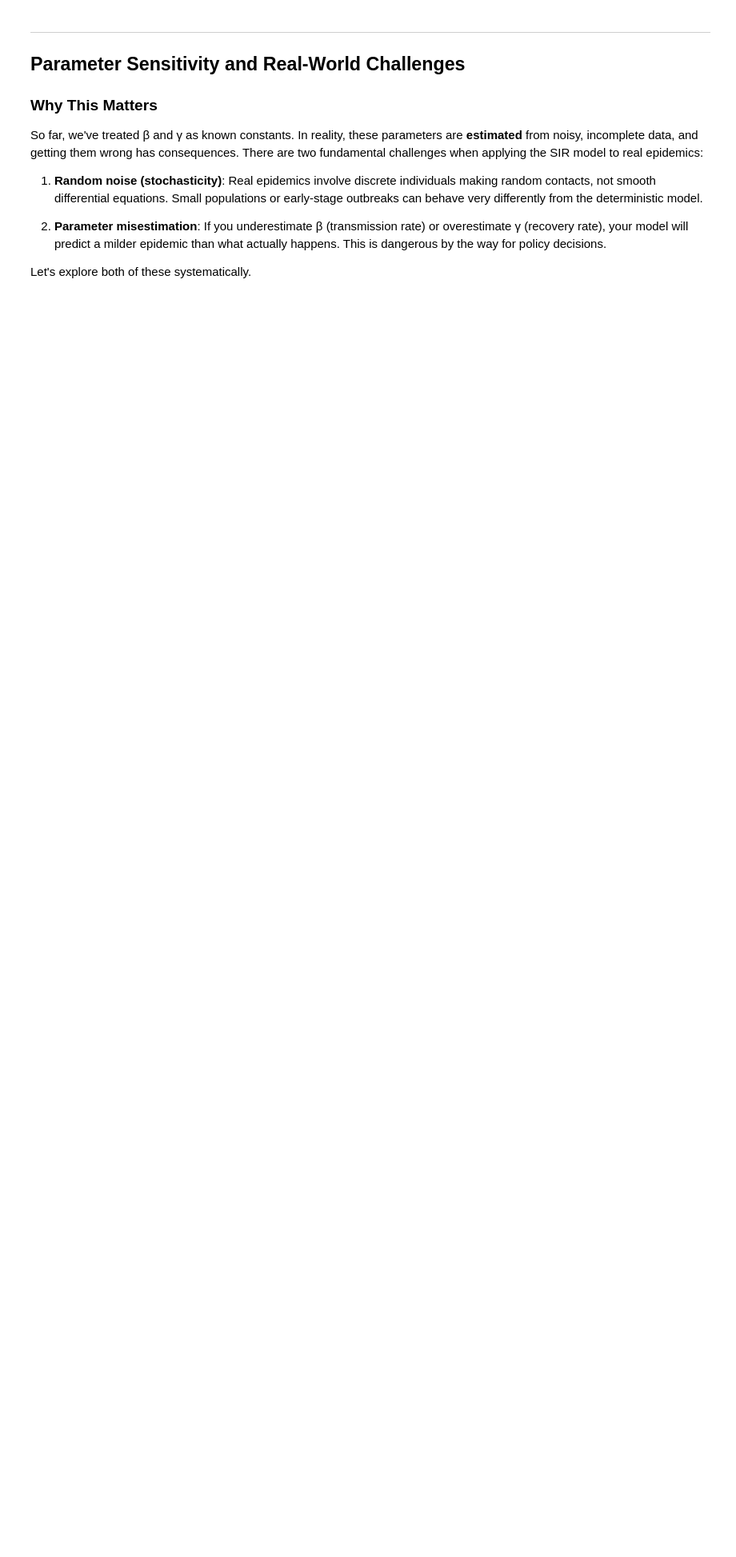
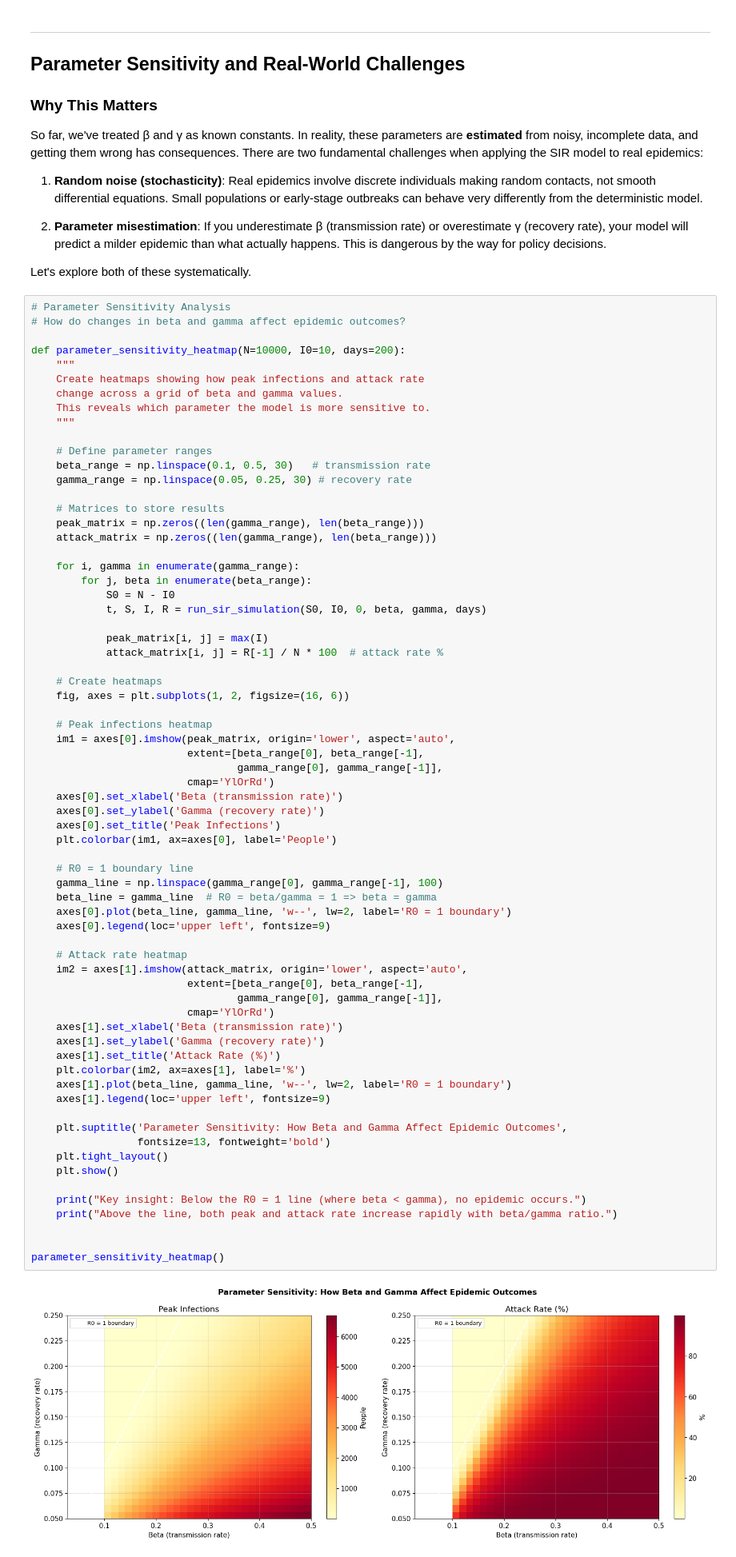
Before and after one commit to AhmedInv40/SIR-Epidemic-Model, a Jupyter notebook: SIR Epidemic Model.ipynb, the cells around one changed output. Shown at 80% size. Saved outputs shown, nothing was run; the diff lists cells and outputs as text; blank space fills up the shorter version.

Commit message:
Starting testing param. sensitivity with heatmap

```diff
--- a/SIR Epidemic Model.ipynb
+++ b/SIR Epidemic Model.ipynb
@@ -811,3 +811,73 @@ So far, we've treated β and γ as known constants. In reality, these parameters
 2. **Parameter misestimation**: If you underestimate β (transmission rate) or overestimate γ (recovery rate), your model will predict a milder epidemic than what actually happens. This is dangerous by the way for policy decisions.
 
 Let's explore both of these systematically.
+# %%
+# Parameter Sensitivity Analysis
+# How do changes in beta and gamma affect epidemic outcomes?
+
+def parameter_sensitivity_heatmap(N=10000, I0=10, days=200):
+    """
+    Create heatmaps showing how peak infections and attack rate
+    change across a grid of beta and gamma values.
+    This reveals which parameter the model is more sensitive to.
+    """
+
+    # Define parameter ranges
+    beta_range = np.linspace(0.1, 0.5, 30)   # transmission rate
+    gamma_range = np.linspace(0.05, 0.25, 30) # recovery rate
+
+    # Matrices to store results
+    peak_matrix = np.zeros((len(gamma_range), len(beta_range)))
+    attack_matrix = np.zeros((len(gamma_range), len(beta_range)))
+
+    for i, gamma in enumerate(gamma_range):
+        for j, beta in enumerate(beta_range):
+            S0 = N - I0
+            t, S, I, R = run_sir_simulation(S0, I0, 0, beta, gamma, days)
+
+            peak_matrix[i, j] = max(I)
+            attack_matrix[i, j] = R[-1] / N * 100  # attack rate %
+
+    # Create heatmaps
+    fig, axes = plt.subplots(1, 2, figsize=(16, 6))
+
+    # Peak infections heatmap
+    im1 = axes[0].imshow(peak_matrix, origin='lower', aspect='auto',
+                         extent=[beta_range[0], beta_range[-1],
+                                 gamma_range[0], gamma_range[-1]],
+                         cmap='YlOrRd')
+    axes[0].set_xlabel('Beta (transmission rate)')
+    axes[0].set_ylabel('Gamma (recovery rate)')
+    axes[0].set_title('Peak Infections')
+    plt.colorbar(im1, ax=axes[0], label='People')
+
+    # R0 = 1 boundary line
+    gamma_line = np.linspace(gamma_range[0], gamma_range[-1], 100)
+    beta_line = gamma_line  # R0 = beta/gamma = 1 => beta = gamma
+    axes[0].plot(beta_line, gamma_line, 'w--', lw=2, label='R0 = 1 boundary')
+    axes[0].legend(loc='upper left', fontsize=9)
+
+    # Attack rate heatmap
+    im2 = axes[1].imshow(attack_matrix, origin='lower', aspect='auto',
+                         extent=[beta_range[0], beta_range[-1],
+                                 gamma_range[0], gamma_range[-1]],
+                         cmap='YlOrRd')
+    axes[1].set_xlabel('Beta (transmission rate)')
+    axes[1].set_ylabel('Gamma (recovery rate)')
+    axes[1].set_title('Attack Rate (%)')
+    plt.colorbar(im2, ax=axes[1], label='%')
+    axes[1].plot(beta_line, gamma_line, 'w--', lw=2, label='R0 = 1 boundary')
+    axes[1].legend(loc='upper left', fontsize=9)
+
+    plt.suptitle('Parameter Sensitivity: How Beta and Gamma Affect Epidemic Outcomes',
+                 fontsize=13, fontweight='bold')
+    plt.tight_layout()
+    plt.show()
+
+    print("Key insight: Below the R0 = 1 line (where beta < gamma), no epidemic occurs.")
+    print("Above the line, both peak and attack rate increase rapidly with beta/gamma ratio.")
+
+
+parameter_sensitivity_heatmap()
+# %% [output]
+[figure, added]
```
Also changed, not shown: parts of 2 cells of this notebook.
